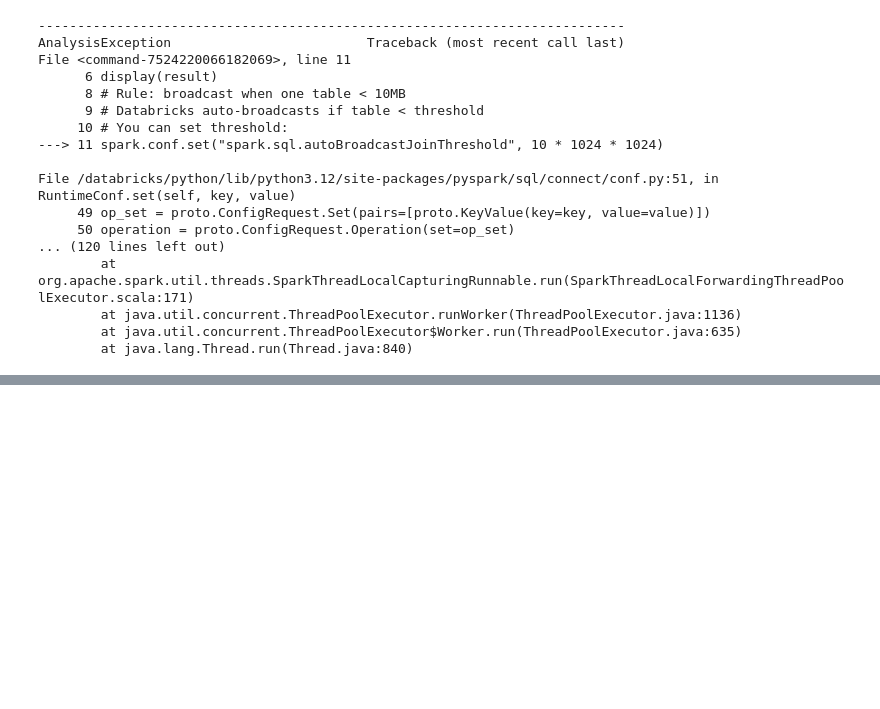
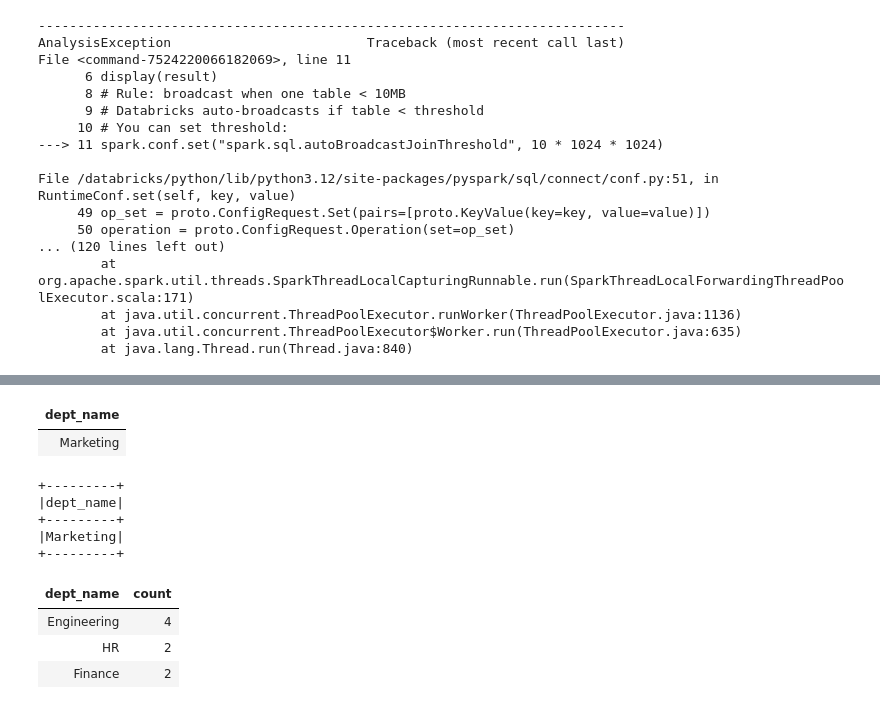
Before and after one commit to PradnyaNitin/pyspark-30-days, a Jupyter notebook: week2_transformations/day08_joins.ipynb, the cells around one changed output, grey strips where cells are left out. Saved outputs shown, nothing was run; the diff lists cells and outputs as text; code cells hidden in the pictures; blank space fills up the shorter version.

```diff
--- a/week2_transformations/day08_joins.ipynb
+++ b/week2_transformations/day08_joins.ipynb
@@ -291,0 +287,26 @@ display(result3)
+# %%
+# Task 3: Departments with ZERO employees
+
+df_zero = dept_df.join(emp_df, on="dept_id", how="left").filter(col("name").isNull()).select("dept_name")
+display(df_zero)
+# %% [output]
+| dept_name |
+| Marketing |
+# %%
+df_zero = dept_df.join(emp_df, on="dept_id", how="left_anti").select("dept_name").show()
+# %% [output]
++---------+
+|dept_name|
++---------+
+|Marketing|
++---------+
+# %%
+# 4. Count headcount per dept_name after join — sort descending
+
+df_count = emp_df.join(dept_df, on="dept_id", how="inner").groupBy("dept_name").count().sort(col("count").desc())
+display(df_count)
+# %% [output]
+| dept_name | count |
+| Engineering | 4 |
+| HR | 2 |
+| Finance | 2 |
```
Also changed, not shown: parts of 8 cells of this notebook.
